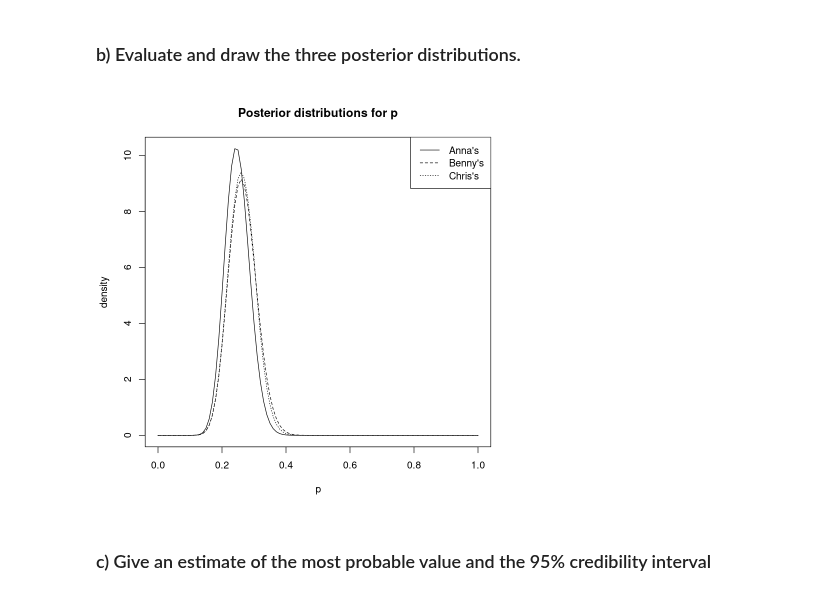
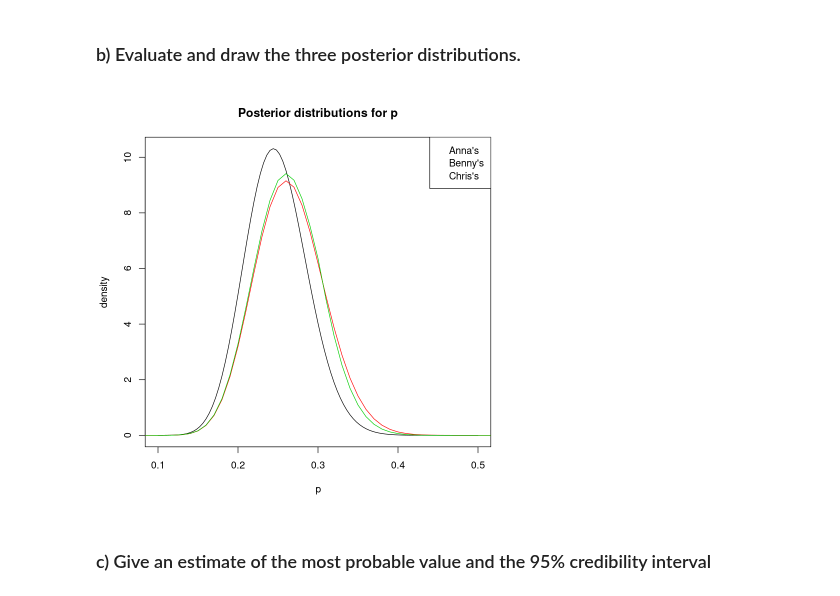
Before and after one commit to eigen-carmona/AdvStats, a Jupyter notebook: lab5/ex5.ipynb, the cells around one changed output. Cells and saved outputs as stored; diff of their text form; code cells hidden in the pictures.

```diff
--- a/lab5/ex5.ipynb
+++ b/lab5/ex5.ipynb
@@ -97,24 +93,24 @@ The next day the three students decide to interview a sample of 100 citizens of
 # %%
 # we set a binomial distribution for the likelihood
 likelihood <- function(p){dbinom(26,100,p)}
 
 post_dist <- function(likelihood,prior_dist){
     pre_post <- function(x){likelihood(x)*prior_dist(x)}
     c_post <- 1/integrate(pre_post,0,1)$value
     return(function(x){c_post*pre_post(x)})
 }
 
 
 post_anna <- post_dist(likelihood,anna)
 post_benny <- post_dist(likelihood,benny)
 post_chris <- post_dist(likelihood,chris)
 
-plot(post_anna, main = 'Posterior distributions for p', lty = 1, ylab ='density', xlab = 'p')
-lines(x,post_benny(x), lty = 2)
-lines(x,post_chris(x), lty = 3)
-legend("topright",legend = c("Anna's","Benny's", "Chris's"), lty =1:3)
+plot(post_anna, main = 'Posterior distributions for p', ylab ='density', xlab = 'p', col = 1, xlim = c(0.1,0.5))
+lines(x,post_benny(x), col = 2)
+lines(x,post_chris(x), col = 3)
+legend("topright",legend = c("Anna's","Benny's", "Chris's"), col =1:3)
 # %% [output]
-[figure, old version]
+[figure, new version]
 # %% [markdown]
 ### c)  Give an estimate of the most probable value and the 95% credibility interval
 # %%
```
Also changed, not shown: parts of 16 cells of this notebook.
